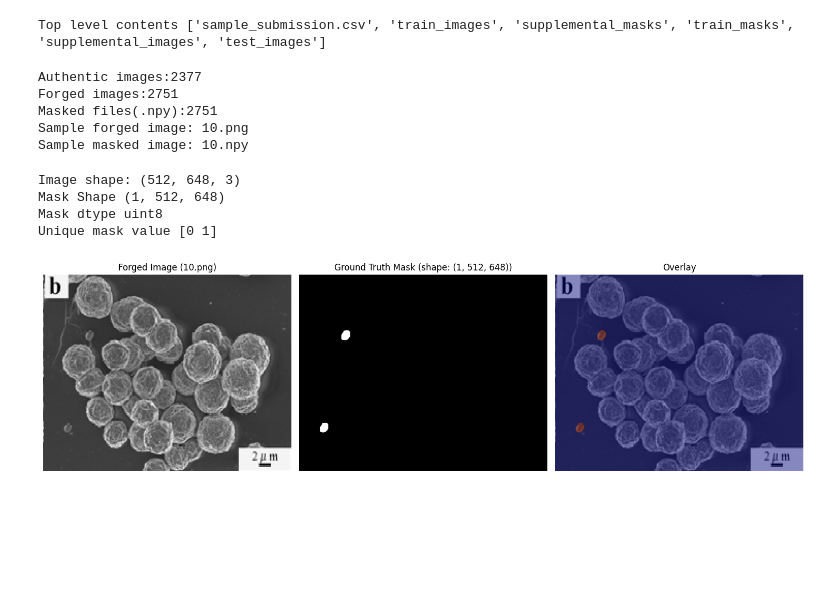
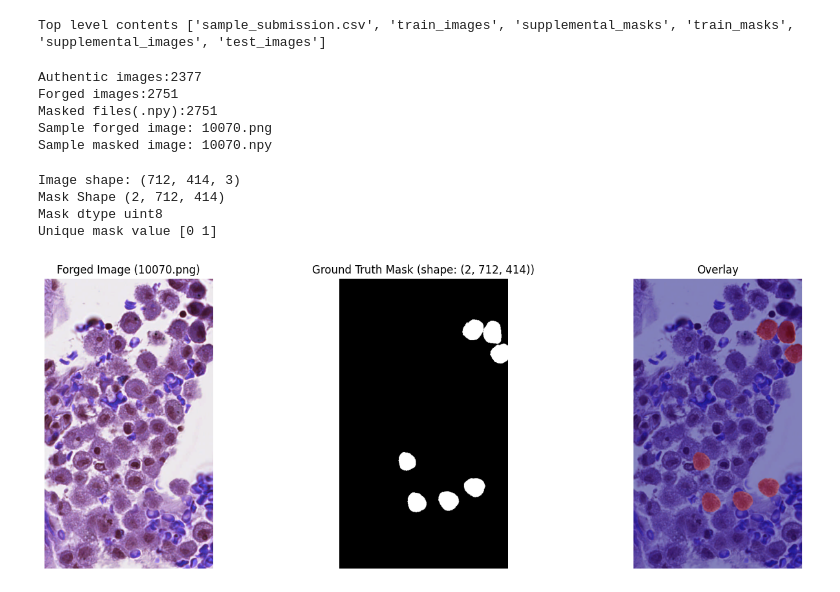
Before and after one commit to vivekrajraghav/scientific-image-forgery-detection, a Jupyter notebook: scientific-image-forgery-detection.ipynb, the cells around one changed output. Cells and saved outputs as stored; diff of their text form; code cells hidden in the pictures; blank space fills up the shorter version.

Commit message:
Kaggle Notebook | Scientific Image Forgery Detection | Version 2

```diff
--- a/scientific-image-forgery-detection.ipynb
+++ b/scientific-image-forgery-detection.ipynb
@@ -13,51 +13,51 @@ mask_dir=Path("/kaggle/input/competitions/recodai-luc-scientific-image-forgery-d
 # %%
 auth_files=sorted(auth_dir.glob("*"))
 forged_files=sorted(forged_dir.glob("*"))
-masked_files=sorted(train_mask_dir.glob("*.npy"))
+masked_files=sorted(mask_dir.glob("*.npy"))
 print(f"Authentic images:{len(auth_files)}")
 print(f"Forged images:{len(forged_files)}")
 print(f"Masked files(.npy):{len(masked_files)}")
-print(f"Sample forged image: {forged_files[0].name}")
-print(f"Sample masked image: {masked_files[0].name}")
+print(f"Sample forged image: {forged_files[4].name}")
+print(f"Sample masked image: {masked_files[4].name}")
 # %% [output]
 Authentic images:2377
 Forged images:2751
 Masked files(.npy):2751
-Sample forged image: 10.png
-Sample masked image: 10.npy
+Sample forged image: 10070.png
+Sample masked image: 10070.npy
 # %%
 import numpy as np
 from PIL import Image
 import matplotlib.pyplot as plt
-img_path=forged_files[0]
+img_path=forged_files[4]
 mask_path=mask_dir/f"{img_path.stem}.npy"
 img=np.array(Image.open(img_path).convert("RGB"))
 mask=np.load(mask_path)
 print("Image shape:",img.shape)
 print("Mask Shape",mask.shape)
 print("Mask dtype",mask.dtype)
 print("Unique mask value",np.unique(mask))
 
 mask_2d=mask.max(axis=0) if mask.ndim==3 else mask
 fig,axes =plt.subplots(1,3,figsize=(15,5))
 
 axes[0].imshow(img)
 axes[0].set_title(f"Forged Image ({img_path.name})")
 axes[0].axis("off")
 
 axes[1].imshow(mask_2d,cmap="gray")
 axes[1].set_title(f"Ground Truth Mask (shape: {mask.shape})")
 axes[1].axis("off")
 
 axes[2].imshow(img)
 axes[2].imshow(mask_2d>0,cmap="jet",alpha=0.45)
 axes[2].set_title("Overlay")
 axes[2].axis("off")
 plt.tight_layout()
 plt.show()
 # %% [output]
-Image shape: (512, 648, 3)
-Mask Shape (1, 512, 648)
+Image shape: (712, 414, 3)
+Mask Shape (2, 712, 414)
 Mask dtype uint8
 Unique mask value [0 1]
-[figure, old version]
+[figure, new version]
```
Also changed, not shown: parts of 6 cells of this notebook.
